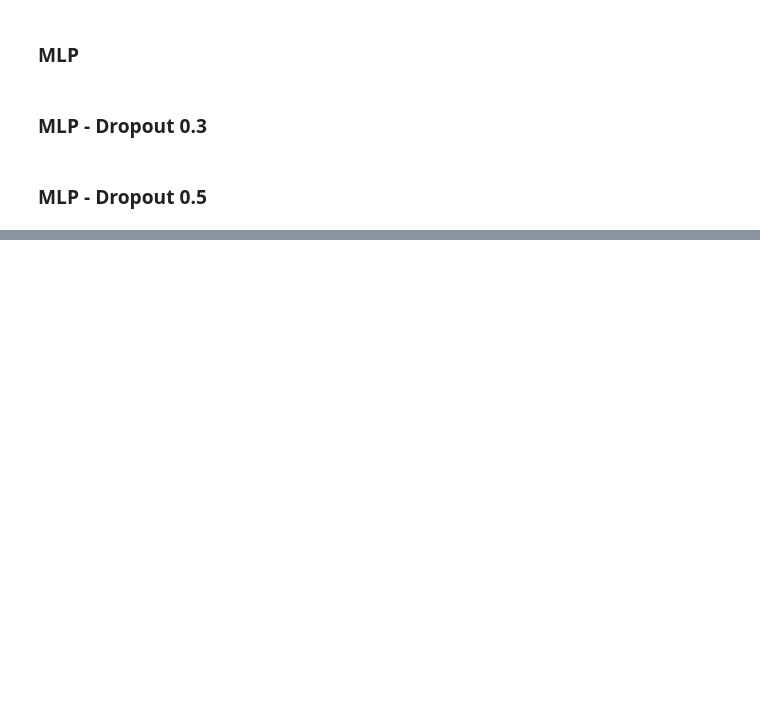
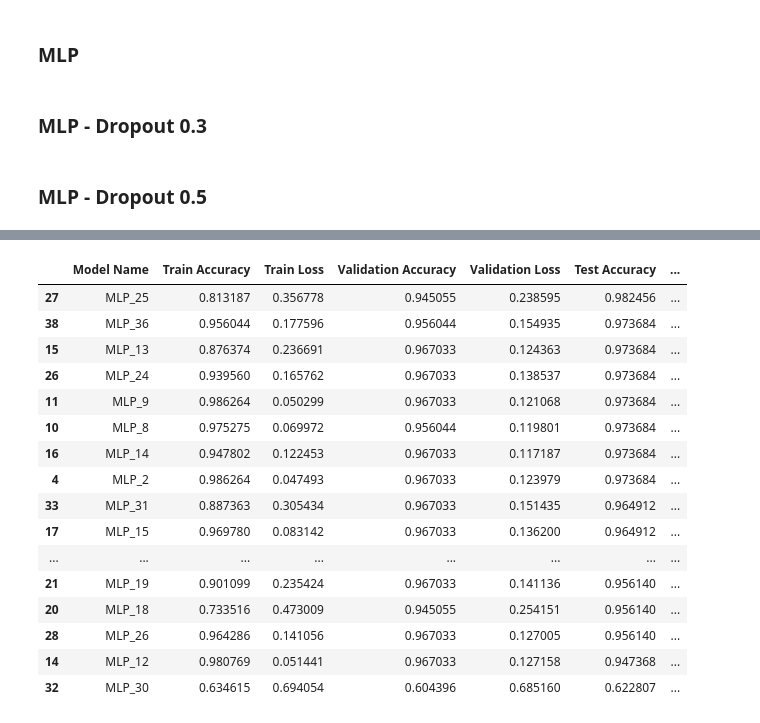
Before and after one commit to Team-AY/Breast-Cancer-Prediction, a Jupyter notebook: Research_process.ipynb, the cells around one changed output, grey strips where cells are left out. Saved outputs shown, nothing was run; the diff lists cells and outputs as text; code cells hidden in the pictures; blank space fills up the shorter version.

```diff
--- a/Research_process.ipynb
+++ b/Research_process.ipynb
@@ -470,0 +578,20 @@ for model in models_list:
+# %%
+models_df.sort_values(ascending=False, by='Test Accuracy')
+# %% [output]
+|  | Model Name | Train Accuracy | Train Loss | Validation Accuracy | Validation Loss | Test Accuracy | ... |
+| 27 | MLP_25 | 0.813187 | 0.356778 | 0.945055 | 0.238595 | 0.982456 | ... |
+| 38 | MLP_36 | 0.956044 | 0.177596 | 0.956044 | 0.154935 | 0.973684 | ... |
+| 15 | MLP_13 | 0.876374 | 0.236691 | 0.967033 | 0.124363 | 0.973684 | ... |
+| 26 | MLP_24 | 0.939560 | 0.165762 | 0.967033 | 0.138537 | 0.973684 | ... |
+| 11 | MLP_9 | 0.986264 | 0.050299 | 0.967033 | 0.121068 | 0.973684 | ... |
+| 10 | MLP_8 | 0.975275 | 0.069972 | 0.956044 | 0.119801 | 0.973684 | ... |
+| 16 | MLP_14 | 0.947802 | 0.122453 | 0.967033 | 0.117187 | 0.973684 | ... |
+| 4 | MLP_2 | 0.986264 | 0.047493 | 0.967033 | 0.123979 | 0.973684 | ... |
+| 33 | MLP_31 | 0.887363 | 0.305434 | 0.967033 | 0.151435 | 0.964912 | ... |
+| 17 | MLP_15 | 0.969780 | 0.083142 | 0.967033 | 0.136200 | 0.964912 | ... |
+| ... | ... | ... | ... | ... | ... | ... | ... |
+| 21 | MLP_19 | 0.901099 | 0.235424 | 0.967033 | 0.141136 | 0.956140 | ... |
+| 20 | MLP_18 | 0.733516 | 0.473009 | 0.945055 | 0.254151 | 0.956140 | ... |
+| 28 | MLP_26 | 0.964286 | 0.141056 | 0.967033 | 0.127005 | 0.956140 | ... |
+| 14 | MLP_12 | 0.980769 | 0.051441 | 0.967033 | 0.127158 | 0.947368 | ... |
+| 32 | MLP_30 | 0.634615 | 0.694054 | 0.604396 | 0.685160 | 0.622807 | ... |
```
Also changed, not shown: parts of 11 cells of this notebook.
